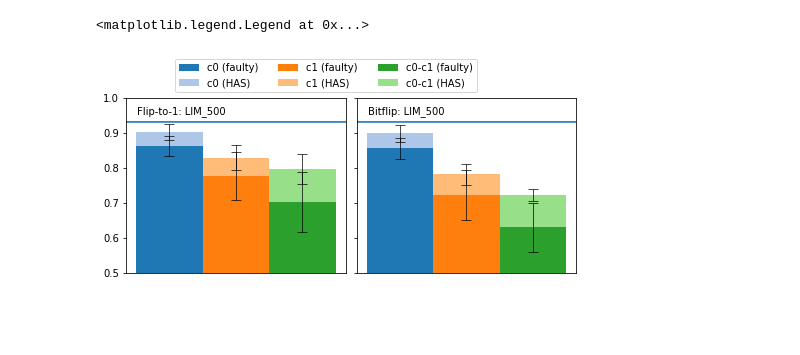
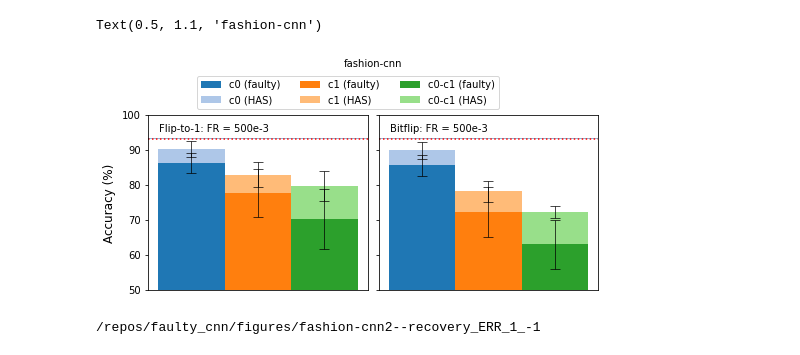
Before and after one commit to shaswot/faulty_cnn, a Jupyter notebook: notebooks/ga/fashion-cnn2/c0_c1--LIM_500-ERR_1_-1/viz--evaluate_ga_optim-fashion-cnn2--c0_c1--LIM_500-ERR_1_-1.ipynb, the cells around one changed output. Saved outputs shown, nothing was run; the diff lists cells and outputs as text; code cells hidden in the pictures; blank space fills up the shorter version.

```diff
--- a/notebooks/ga/fashion-cnn2/c0_c1--LIM_500-ERR_1_-1/viz--evaluate_ga_optim-fashion-cnn2--c0_c1--LIM_500-ERR_1_-1.ipynb
+++ b/notebooks/ga/fashion-cnn2/c0_c1--LIM_500-ERR_1_-1/viz--evaluate_ga_optim-fashion-cnn2--c0_c1--LIM_500-ERR_1_-1.ipynb
@@ -112,7 +112,7 @@ for idx, ERR_PARAM in enumerate(ERR_PARAM_list):
     ax.set_ylim(0.5,1.0)
     ax.set_yticks([0.5,0.6,0.7,0.8,0.9,1.0],[0.5,0.6,0.7,0.8,0.9,1.0])
     # Print type of error
-    text = ERR_NAME_LIST[ERR_PARAM] + ": LIM_500"
+    text = ERR_NAME_LIST[ERR_PARAM] + ": FR = 500e-3"
     ax.text(0.05, 0.92,
            text,
            horizontalalignment='left',
@@ -124,39 +124,59 @@ for idx, ERR_PARAM in enumerate(ERR_PARAM_list):
     # ax.set_xlabel( "Layer")
 
     # Plot original accuracy line
-    ax.axhline(y=fig_values["original_accs"]["avg"])
+    ax.axhline(y=fig_values["original_accs"]["avg"], color="red", linestyle=":")
     ax.axhspan(fig_values["original_accs"]["avg"] - fig_values["original_accs"]["std"],
                fig_values["original_accs"]["avg"] + fig_values["original_accs"]["std"], alpha=0.5)
 
     # Plot faulty + HAS
     for erridx, error_layer in enumerate(error_layer_list):
         y_offsets = np.array([0]*len(err_tag_list))
         for val_type in ["faulty", "HAS"]:
             layer_avgs = [fig_values[ERR_PARAM][err_tag][error_layer][val_type]["avg"] for err_tag in err_tag_list]
             layer_stds = [fig_values[ERR_PARAM][err_tag][error_layer][val_type]["std"] for err_tag in err_tag_list]
             # if val_type == "faulty":
             #     layer_stds = [fig_values[ERR_PARAM][err_tag][error_layer][val_type]["std"] for err_tag in err_tag_list]
             # else:
             #     layer_stds = [0 for err_tag in err_tag_list]
 
             x_roots = np.arange(len(MAX_FAULT_PROB_list))
             width = 0.8
             bar_width = width/len(error_layer_list)
             x_offsets = erridx * bar_width
             x_poss = x_roots + x_offsets
             ax.bar(x_poss,
                   layer_avgs,
                    width=bar_width,
                    bottom=y_offsets,
                    yerr=layer_stds,
                    label=error_layer+' ('+val_type+')',
                    color=color_dict[error_layer][val_type],
                   error_kw=dict(ecolor='black', lw=1, capsize=5, capthick=1, alpha=0.7))
             y_offsets = layer_avgs
 
+axs[0].set_yticks(np.linspace(0.5,1.0,6),[50,60,70,80,90,100])
 axs[0].legend(ncol=3,
           bbox_to_anchor=(0.2, 1.25, 0, 0.),
           loc='upper left')
+fig.supylabel("Accuracy (%)")
+fig.text(0.5,1.1,"fashion-cnn",ha="center", va="center")
 # %% [output]
-<matplotlib.legend.Legend at 0x...>
+Text(0.5, 1.1, 'fashion-cnn')
-[figure, old version]
+[figure, new version]
+# %%
+# Get notebook path
+import ipynbname
+nb_path = str(ipynbname.path())
+fig_filename_tag = "fashion-cnn2--recovery_ERR_1_-1"
+fig_folder = pathlib.Path(PROJ_ROOT_PATH / "figures")
+pathlib.Path(fig_folder).mkdir(parents=True, exist_ok=True)
+fig_filename = pathlib.Path(fig_folder/ fig_filename_tag)
+print(fig_filename)
+fig.savefig(fig_filename,
+    # pathlib.Path(fig_filename).with_suffix(".png"),
+            dpi=300,
+            bbox_inches='tight',
+            transparent=True,
+            metadata={"genfilepath": nb_path})
+# %% [output]
+/repos/faulty_cnn/figures/fashion-cnn2--recovery_ERR_1_-1
```
Also changed, not shown: 10 other files.
